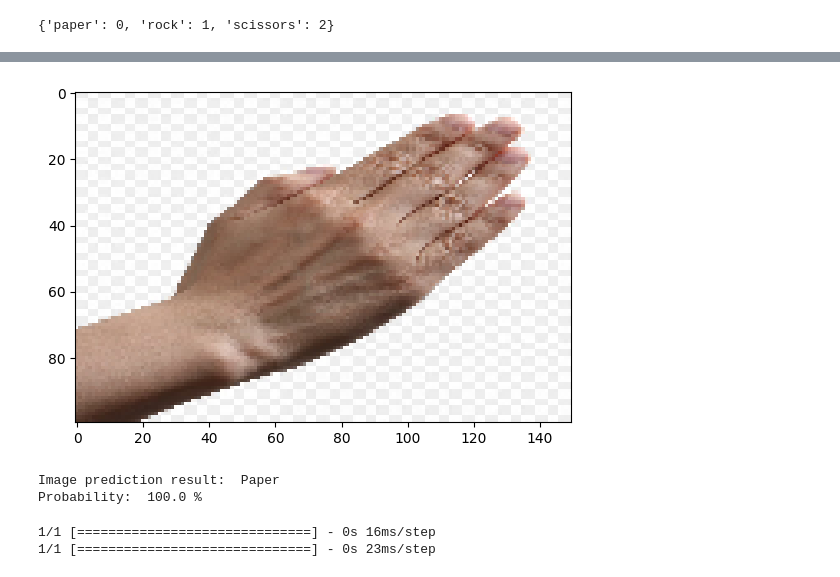
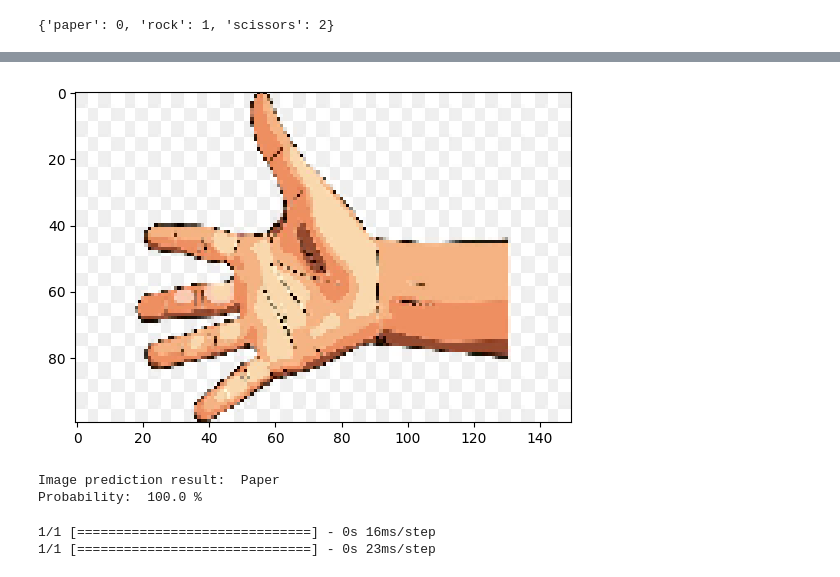
Before and after one commit to abbasihsn/rock_paper_scissor, a Jupyter notebook: main.ipynb, the cells around one changed output, grey strips where cells are left out. Saved outputs shown, nothing was run; the diff lists cells and outputs as text; code cells hidden in the pictures.

```diff
--- a/main.ipynb
+++ b/main.ipynb
@@ -156,7 +158,7 @@ model.save(model_name, save_format='h5')
 # %%
 
 
-img = load_img("./test_8.jpg", target_size=(100,150))
+img = load_img("./test_4.jpg", target_size=(100,150))
 
 result = predict_image(img)
 # %% [output]
@@ -165,4 +167,4 @@ result = predict_image(img)
-[figure, old version]
+[figure, new version]
 Image prediction result:  Paper
 Probability:  100.0 %
 # %%
```
Also changed, not shown: parts of 9 cells of this notebook.
